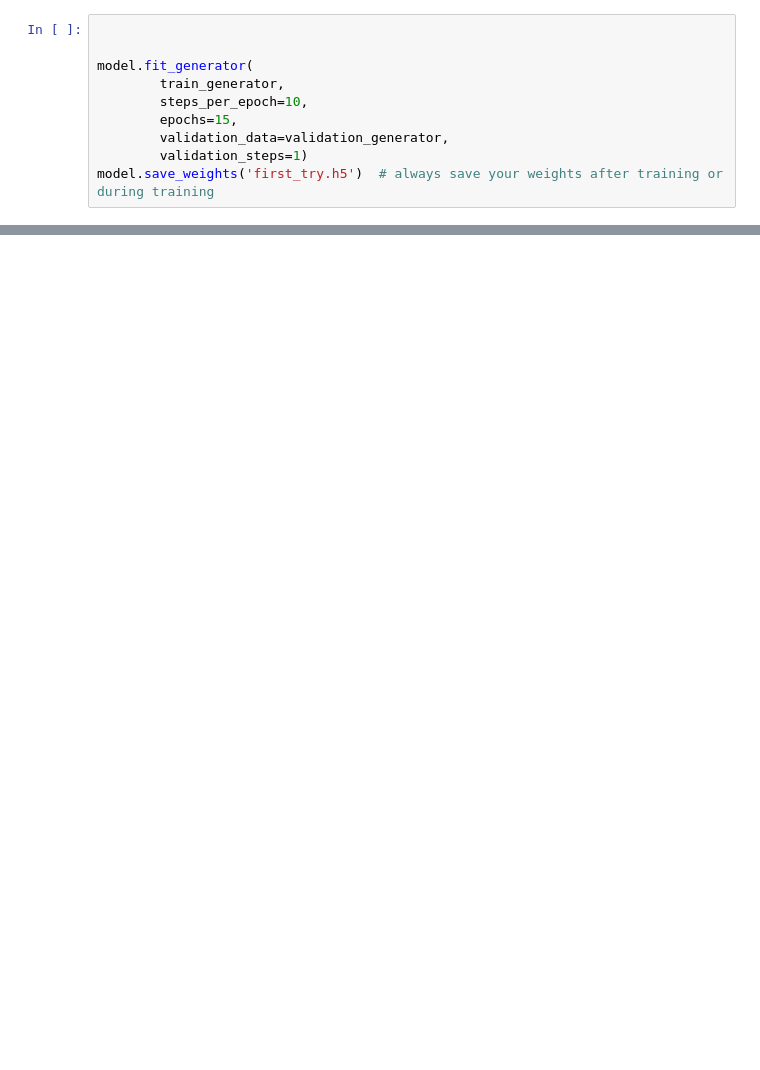
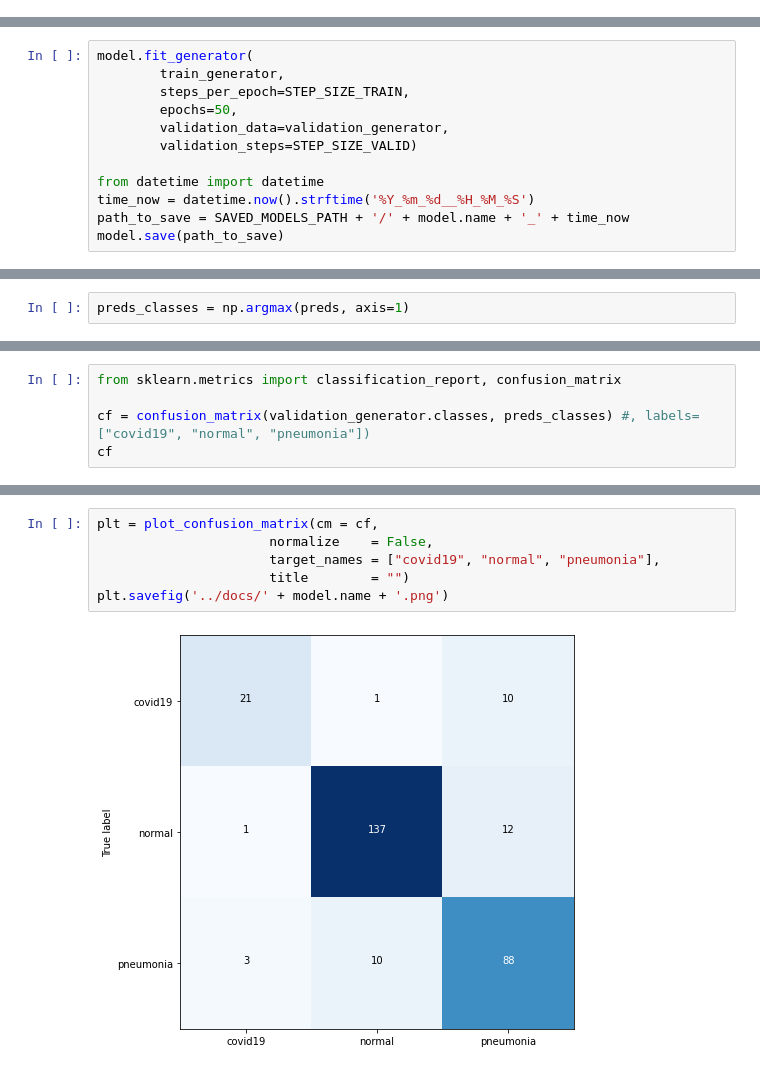
Before and after one commit to j-nowak/covid-19, a Jupyter notebook: notebooks/draft.ipynb, the cells around one changed output, grey strips where cells are left out. Saved outputs shown, nothing was run; the diff lists cells and outputs as text; blank space fills up the shorter version.

Commit message:
VGG model, basic stats and better readme

```diff
--- a/notebooks/draft.ipynb
+++ b/notebooks/draft.ipynb
@@ -88,12 +153,2 @@ model.compile(loss='binary_crossentropy',
               optimizer='adam',
               metrics=['accuracy'])
-# %%
-
-
-model.fit_generator(
-        train_generator,
-        steps_per_epoch=10,
-        epochs=15,
-        validation_data=validation_generator,
-        validation_steps=1)
-model.save_weights('first_try.h5')  # always save your weights after training or during training
@@ -118,0 +175,12 @@ KeyboardInterrupt:
+# %%
+model.fit_generator(
+        train_generator,
+        steps_per_epoch=STEP_SIZE_TRAIN,
+        epochs=50,
+        validation_data=validation_generator,
+        validation_steps=STEP_SIZE_VALID)
+
+from datetime import datetime
+time_now = datetime.now().strftime('%Y_%m_%d__%H_%M_%S')
+path_to_save = SAVED_MODELS_PATH + '/' + model.name + '_' + time_now
+model.save(path_to_save)
@@ -151,0 +267,2 @@ array([[ True, False],
+# %%
+preds_classes = np.argmax(preds, axis=1)
@@ -151,0 +302,5 @@ array([[ True, False],
+# %%
+from sklearn.metrics import classification_report, confusion_matrix
+
+cf = confusion_matrix(validation_generator.classes, preds_classes) #, labels=["covid19", "normal", "pneumonia"])
+cf
@@ -151,0 +402,8 @@ array([[ True, False],
+# %%
+plt = plot_confusion_matrix(cm = cf,
+                      normalize    = False,
+                      target_names = ["covid19", "normal", "pneumonia"],
+                      title        = "")
+plt.savefig('../docs/' + model.name + '.png')
+# %% [output]
+[figure, added]
```
Also changed, not shown: parts of 21 cells of this notebook, 12 other files.
